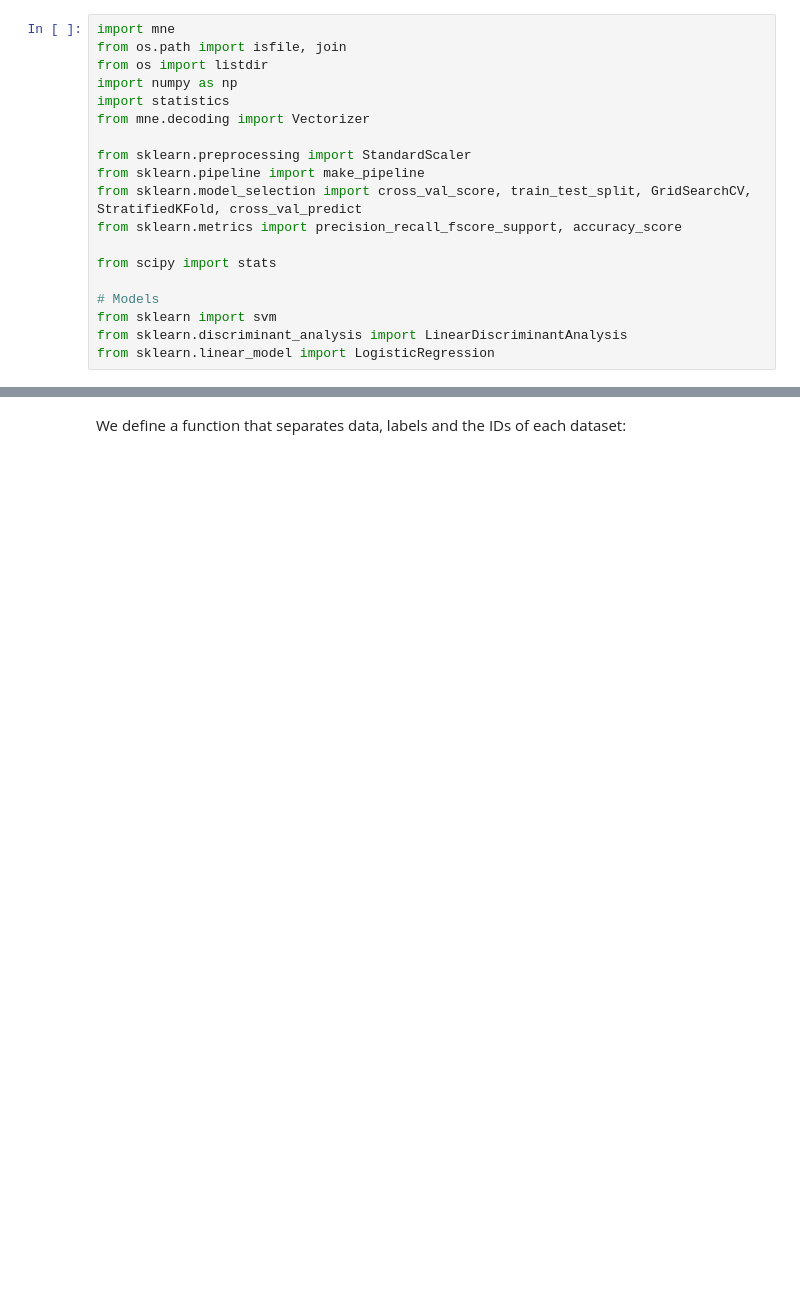
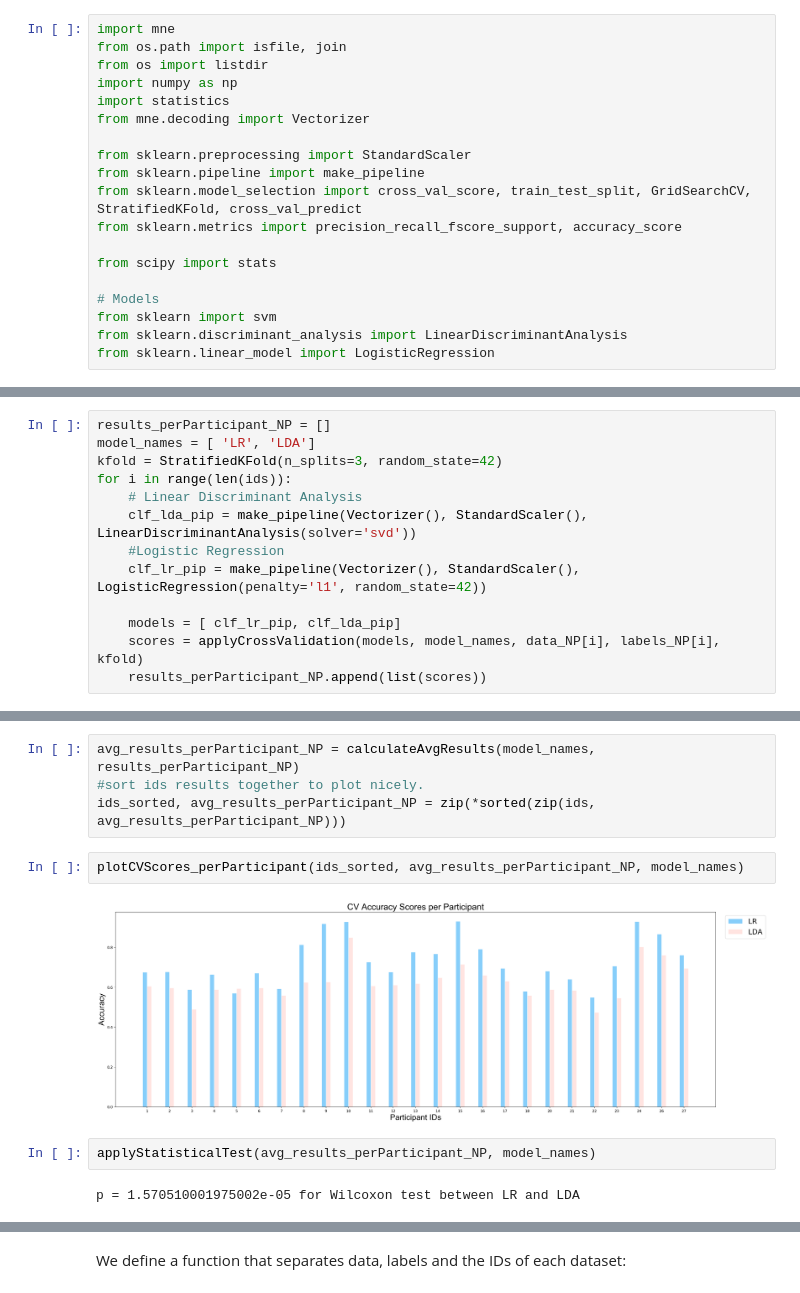
Before and after one commit to aath0/AlgorithmsNeuroscience, a Jupyter notebook: Tutorials/ApplyingMachineLearningMethods_2.ipynb, the cells around one changed output, grey strips where cells are left out. Saved outputs shown, nothing was run; the diff lists cells and outputs as text; blank space fills up the shorter version.

```diff
--- a/Tutorials/ApplyingMachineLearningMethods_2.ipynb
+++ b/Tutorials/ApplyingMachineLearningMethods_2.ipynb
@@ -31,0 +215,13 @@ from sklearn.linear_model import LogisticRegression
+# %%
+results_perParticipant_NP = []
+model_names = [ 'LR', 'LDA']
+kfold = StratifiedKFold(n_splits=3, random_state=42)
+for i in range(len(ids)):
+    # Linear Discriminant Analysis
+    clf_lda_pip = make_pipeline(Vectorizer(), StandardScaler(), LinearDiscriminantAnalysis(solver='svd'))
+    #Logistic Regression
+    clf_lr_pip = make_pipeline(Vectorizer(), StandardScaler(), LogisticRegression(penalty='l1', random_state=42))
+
+    models = [ clf_lr_pip, clf_lda_pip]
+    scores = applyCrossValidation(models, model_names, data_NP[i], labels_NP[i], kfold)
+    results_perParticipant_NP.append(list(scores))
@@ -31,0 +246,12 @@ from sklearn.linear_model import LogisticRegression
+# %%
+avg_results_perParticipant_NP = calculateAvgResults(model_names, results_perParticipant_NP)
+#sort ids results together to plot nicely.
+ids_sorted, avg_results_perParticipant_NP = zip(*sorted(zip(ids, avg_results_perParticipant_NP)))
+# %%
+plotCVScores_perParticipant(ids_sorted, avg_results_perParticipant_NP, model_names)
+# %% [output]
+[figure, added]
+# %%
+applyStatisticalTest(avg_results_perParticipant_NP, model_names)
+# %% [output]
+p = 1.570510001975002e-05 for Wilcoxon test between LR and LDA
```
Also changed, not shown: parts of 66 cells of this notebook, 3 other files.
